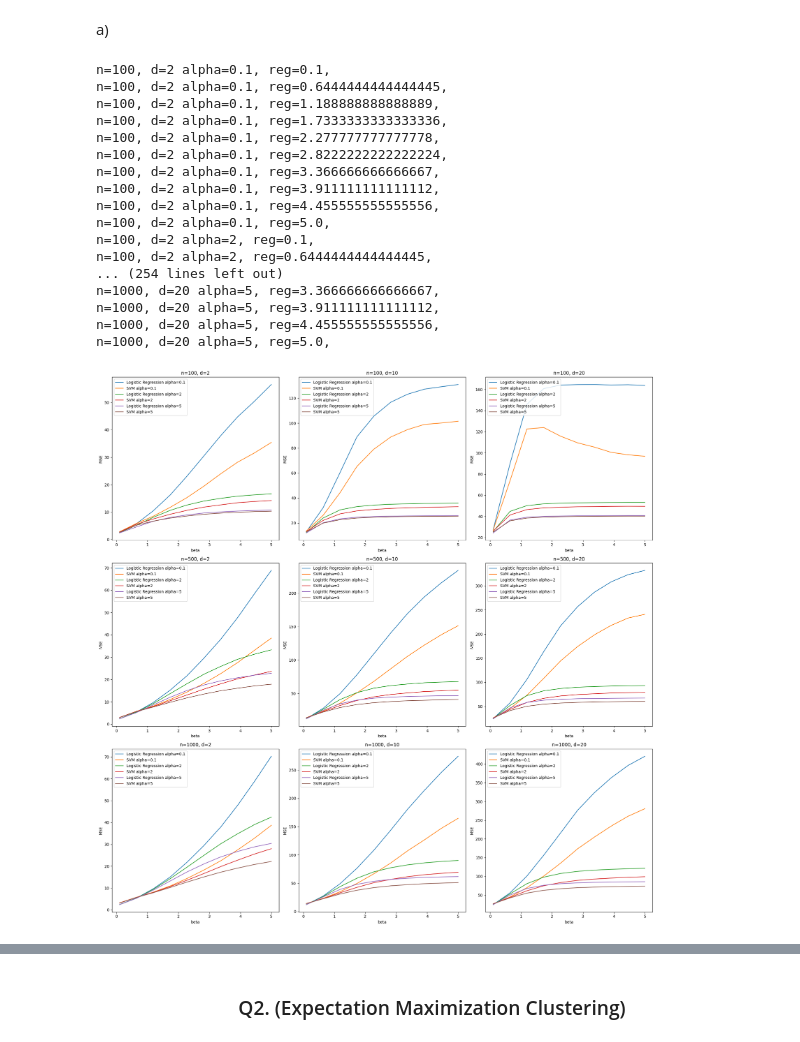
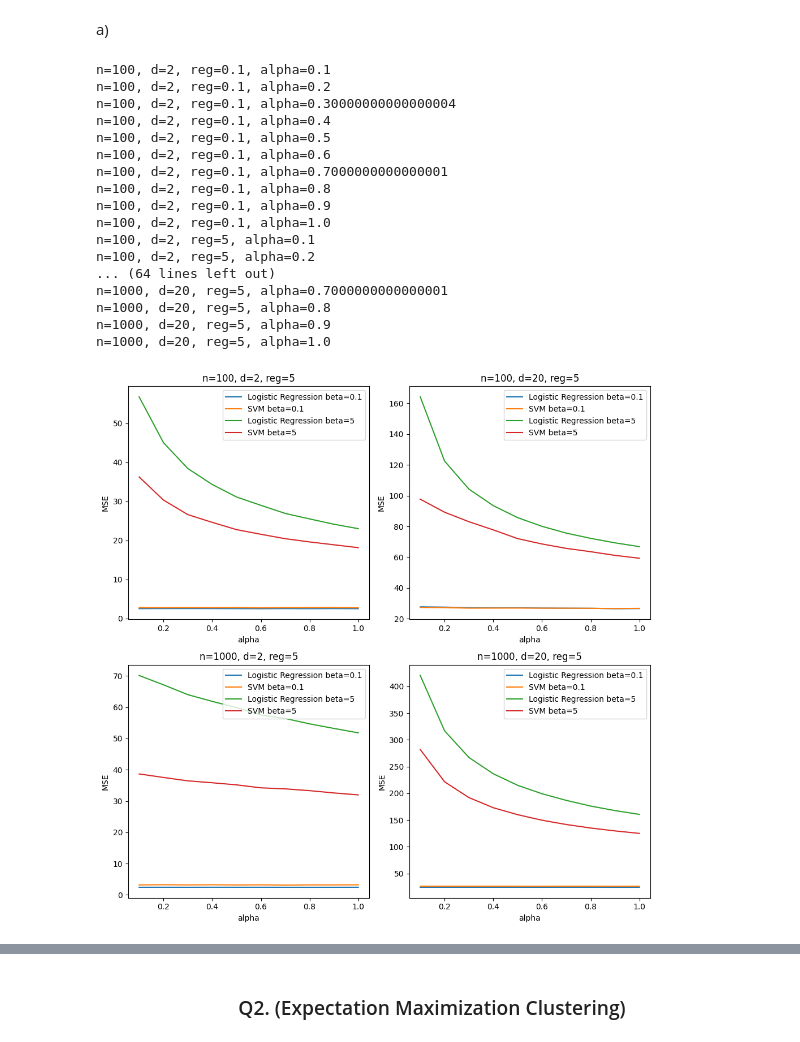
Before and after one commit to darkopetrov/DAT570_Continuous_optimization_in_data_science, a Jupyter notebook: Module_2/Code_2.ipynb, the cells around one changed output, grey strips where cells are left out. Drawn from its saved outputs; the diff is of its cells as text; code cells hidden in the pictures.

```diff
--- a/Module_2/Code_2.ipynb
+++ b/Module_2/Code_2.ipynb
@@ -181,8 +236,8 @@ def error_calc(alpha,n,d,beta):
     if len(np.unique(Y)) == 2:
         model_LR = LogisticRegression(C=1/alpha)
         model_LR.fit(X=X, y=Y)
-        model_SVC = svm.SVC(C=1/alpha, kernel='linear')
-        model_SVC.fit(X=X, y=Y)
+        model_SVM = svm.SVC(C=1/alpha, kernel='linear')
+        model_SVM.fit(X=X, y=Y)
     else:
         print('Y has only one class this iteration is ignored')
         # sameY += 1
@@ -190,7 +245,7 @@ def error_calc(alpha,n,d,beta):
 
     # read out the coefficients of the trained models
     coef_LR = model_LR.coef_
-    coef_SVM = model_SVC.coef_
+    coef_SVM = model_SVM.coef_
 
     # calculate SQUARE L2 norm of the error between the coefficients of each model
     # and theta0, call the error_LR and error_SVM
@@ -202,66 +257,66 @@ def error_calc(alpha,n,d,beta):
 def avg_risk_calc(reg,n,d,alpha):
     # write a for loop that calculates the error for 1000 times
     # Although the parametrs reg, n,d,alpha are the same, each error is random
     # because the dataset is generated again
     # Calculate the average errors of 1000 runs
     # You get MSE_LR and MSE_SVM
     errors_LR = []
-    errors_SVC = []
+    errors_SVM = []
     for _ in range(1000):
-        error_LR, error_SVC = error_calc(alpha, n, d, reg)
-        if error_LR is None or error_SVC is None:
+        error_LR, error_SVM = error_calc(alpha, n, d, reg)
+        if error_LR is None or error_SVM is None:
             continue
         errors_LR.append(error_LR)
-        errors_SVC.append(error_SVC)
+        errors_SVM.append(error_SVM)
     MSE_LR = np.mean(errors_LR)
-    MSE_SVC = np.mean(errors_SVC)
-    return MSE_LR, MSE_SVC
+    MSE_SVM = np.mean(errors_SVM)
+    return MSE_LR, MSE_SVM
 
 # Now using avg_risk_calc function plot the risk function of alpha
 # for different values n,d, reg
-n_values = [100, 500, 1000]
-d_values = [2, 10, 20]
-alpha_values = [0.1, 2, 5]
+n_values = [100, 1000]
+d_values = [2, 20]
+reg_values = [0.1, 5]
 
-fig, axs = plt.subplots(len(n_values), len(d_values), figsize=(20, 20))
+fig, axs = plt.subplots(len(n_values), len(d_values), figsize=(10, 10))
 
 for i, n in enumerate(n_values):
     for j, d in enumerate(d_values):
-        for alpha in alpha_values:
+        for reg in reg_values:
             MSE_LR_values = []
             MSE_SVM_values = []
-            reg_values = np.linspace(0.1, 5, num=10)
-            for reg in reg_values:
-                print(f'n={n}, d={d} alpha={alpha}, reg={reg},')
+            alpha_values = np.linspace(0.1, 1, num=10)
+            for alpha in alpha_values:
+                print(f'n={n}, d={d}, reg={reg}, alpha={alpha}')
                 MSE_LR, MSE_SVM = avg_risk_calc(reg, n, d, alpha)
                 MSE_LR_values.append(MSE_LR)
                 MSE_SVM_values.append(MSE_SVM)
-            axs[i, j].plot(reg_values, MSE_LR_values, label=f'Logistic Regression alpha={alpha}')
-            axs[i, j].plot(reg_values, MSE_SVM_values, label=f'SVC alpha={alpha}')
-            axs[i, j].set_xlabel('beta')
+            axs[i, j].plot(alpha_values, MSE_LR_values, label=f'Logistic Regression beta={reg}')
+            axs[i, j].plot(alpha_values, MSE_SVM_values, label=f'SVM beta={reg}')
+            axs[i, j].set_xlabel('alpha')
             axs[i, j].set_ylabel('MSE')
-            axs[i, j].set_title(f'n={n}, d={d}')
+            axs[i, j].set_title(f'n={n}, d={d}, reg={reg}')
             axs[i, j].legend()
 # print(sameY)
 plt.tight_layout()
 plt.show()
 fig.savefig('Code_2.png')
 # %% [output]
-n=100, d=2 alpha=0.1, reg=0.1,
-n=100, d=2 alpha=0.1, reg=0.6444444444444445,
-n=100, d=2 alpha=0.1, reg=1.188888888888889,
-n=100, d=2 alpha=0.1, reg=1.7333333333333336,
-n=100, d=2 alpha=0.1, reg=2.277777777777778,
-n=100, d=2 alpha=0.1, reg=2.8222222222222224,
-n=100, d=2 alpha=0.1, reg=3.366666666666667,
-n=100, d=2 alpha=0.1, reg=3.911111111111112,
-n=100, d=2 alpha=0.1, reg=4.455555555555556,
-n=100, d=2 alpha=0.1, reg=5.0,
-n=100, d=2 alpha=2, reg=0.1,
-n=100, d=2 alpha=2, reg=0.6444444444444445,
-... (254 lines left out)
-n=1000, d=20 alpha=5, reg=3.366666666666667,
-n=1000, d=20 alpha=5, reg=3.911111111111112,
-n=1000, d=20 alpha=5, reg=4.455555555555556,
-n=1000, d=20 alpha=5, reg=5.0,
+n=100, d=2, reg=0.1, alpha=0.1
+n=100, d=2, reg=0.1, alpha=0.2
+n=100, d=2, reg=0.1, alpha=0.30000000000000004
+n=100, d=2, reg=0.1, alpha=0.4
+n=100, d=2, reg=0.1, alpha=0.5
+n=100, d=2, reg=0.1, alpha=0.6
+n=100, d=2, reg=0.1, alpha=0.7000000000000001
+n=100, d=2, reg=0.1, alpha=0.8
+n=100, d=2, reg=0.1, alpha=0.9
+n=100, d=2, reg=0.1, alpha=1.0
+n=100, d=2, reg=5, alpha=0.1
+n=100, d=2, reg=5, alpha=0.2
+... (64 lines left out)
+n=1000, d=20, reg=5, alpha=0.7000000000000001
+n=1000, d=20, reg=5, alpha=0.8
+n=1000, d=20, reg=5, alpha=0.9
+n=1000, d=20, reg=5, alpha=1.0
-[figure, old version]
+[figure, new version]
```
Also changed, not shown: parts of 16 cells of this notebook.
